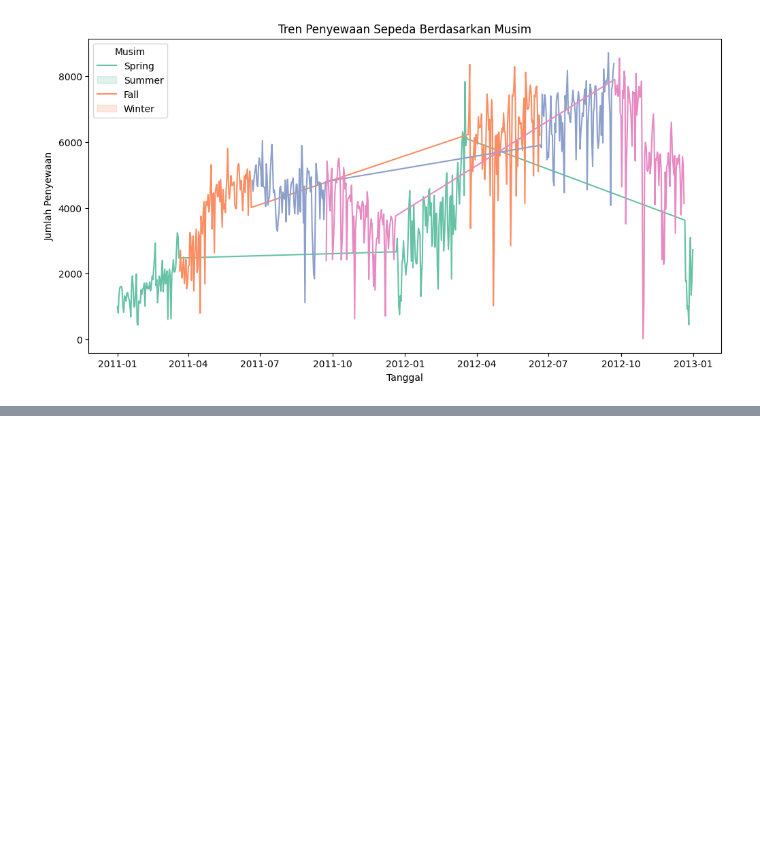
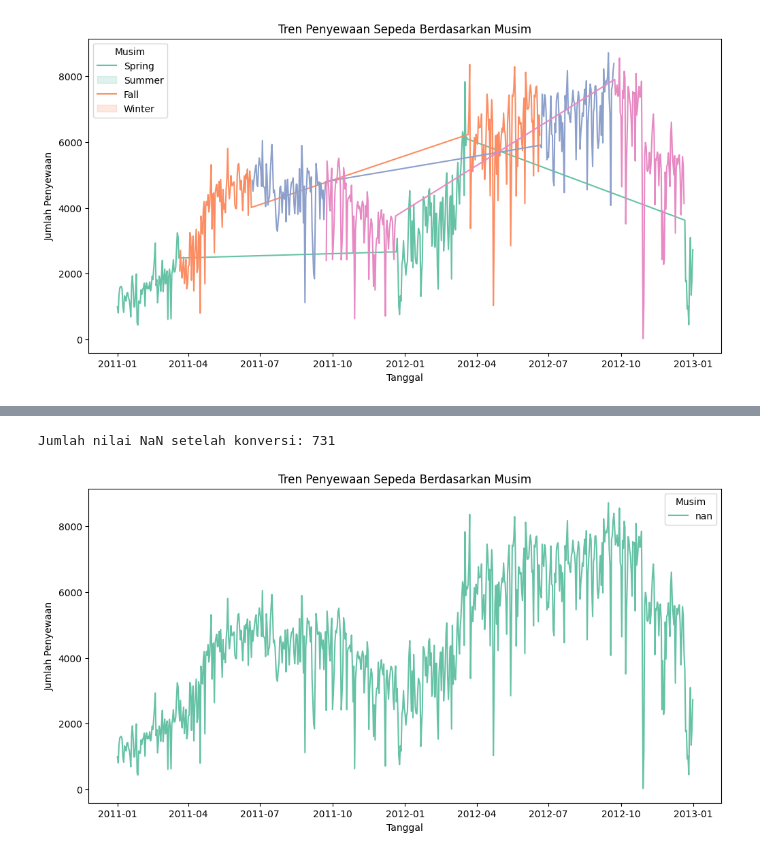
Before and after one commit to gitHUBmichael20/analisis-data-python-submissions, a Jupyter notebook: notebook.ipynb, the cells around one changed output, grey strips where cells are left out. Drawn from its saved outputs; the diff is of its cells as text; code cells hidden in the pictures; blank space fills up the shorter version.

```diff
--- a/notebook.ipynb
+++ b/notebook.ipynb
@@ -325,24 +334,28 @@ plt.show()
 # %%
-
-# Pastikan kolom season bertipe string sebelum konversi
+# Kolom season bertipe string sebelum konversi
 day_df['season'] = day_df['season'].astype(str)
 
 # Mapping season dari string ke angka
 season_mapping = {'Spring': 1, 'Summer': 2, 'Fall': 3, 'Winter': 4}
 day_df['season'] = day_df['season'].map(season_mapping)
 
 # Cek apakah ada nilai NaN setelah konversi
 print("Jumlah nilai NaN setelah konversi:", day_df['season'].isna().sum())
 
-# Jika masih ada NaN, isi dengan mode (nilai terbanyak)
+# Jika masih ada NaN, isi dengan mode (nilai terbanyak) dengan aman
 if day_df['season'].isna().sum() > 0:
-    day_df['season'].fillna(day_df['season'].mode()[0], inplace=True)
+    mode_value = day_df['season'].mode()
+    if not mode_value.empty:  # Pastikan mode tidak kosong
+        day_df['season'].fillna(mode_value.iloc[0], inplace=True)
 
 # Visualisasi Tren Penyewaan Berdasarkan Musim
 plt.figure(figsize=(12, 6))
 sns.lineplot(data=day_df, x='dteday', y='cnt', hue=day_df['season'].astype(str), palette='Set2')
 plt.title("Tren Penyewaan Sepeda Berdasarkan Musim")
 plt.xlabel("Tanggal")
 plt.ylabel("Jumlah Penyewaan")
 plt.legend(title="Musim")
 plt.show()
+# %% [output]
+Jumlah nilai NaN setelah konversi: 731
+[figure, added]
```
Also changed, not shown: parts of 4 cells of this notebook.
